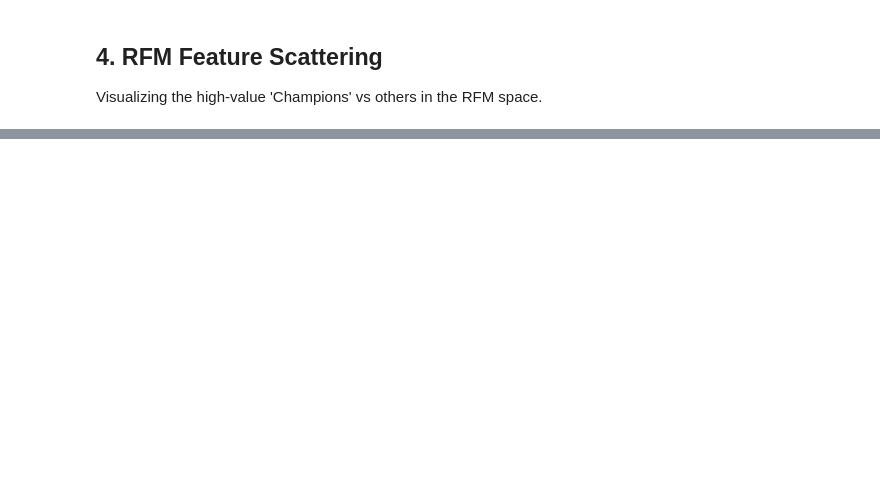
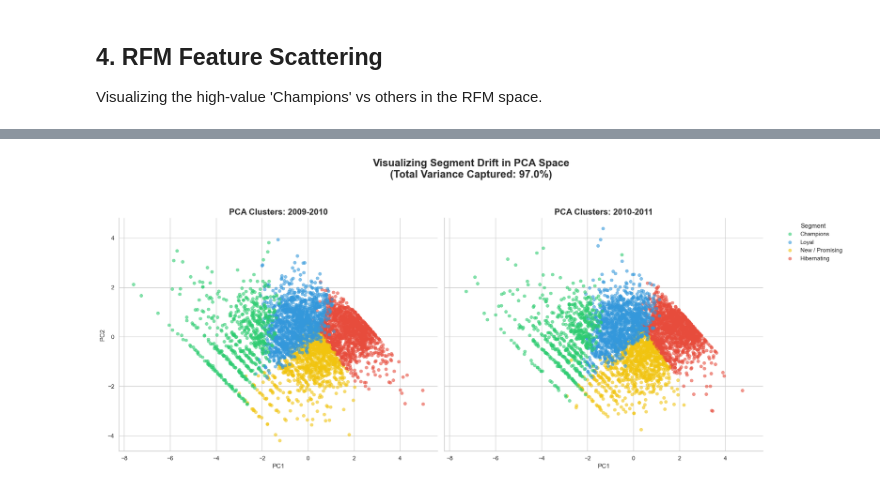
Before and after one commit to CaballeroRAR/ds_projects, a Jupyter notebook: 1_ml-pipeline-migration-bigquery/notebooks/bq_analysis.ipynb, the cells around one changed output, grey strips where cells are left out. Cells and saved outputs as stored; diff of their text form; code cells hidden in the pictures; blank space fills up the shorter version.

```diff
--- a/1_ml-pipeline-migration-bigquery/notebooks/bq_analysis.ipynb
+++ b/1_ml-pipeline-migration-bigquery/notebooks/bq_analysis.ipynb
@@ -74,0 +128,52 @@ plt.show()
+# %%
+from sklearn.decomposition import PCA
+
+# 1. Prepare data and define features
+features = ['log_monetary', 'log_frequency', 'log_recency']
+hue_order = ['Champions', 'Loyal', 'New / Promising', 'Hibernating']
+
+# 2. Fit PCA on 2009-2010 (Training) and transform both
+pca = PCA(n_components=2)
+pca.fit(df_09[features]) # Basis from training
+
+pca_09 = pca.transform(df_09[features])
+pca_10 = pca.transform(df_10[features])
+
+# 3. Create helper dataframes for plotting
+df_pca_09 = pd.DataFrame(pca_09, columns=['PC1', 'PC2'])
+df_pca_09['segment_label'] = df_09['segment_label'].values
+df_pca_09['year'] = '2009-2010'
+
+df_pca_10 = pd.DataFrame(pca_10, columns=['PC1', 'PC2'])
+df_pca_10['segment_label'] = df_10['segment_label'].values
+df_pca_10['year'] = '2010-2011'
+
+all_pca = pd.concat([df_pca_09, df_pca_10])
+
+# 4. Plot Side-by-Side Comparison
+fig, axes = plt.subplots(1, 2, figsize=(20, 8), sharex=True, sharey=True)
+
+for i, year in enumerate(['2009-2010', '2010-2011']):
+    sns.scatterplot(
+        data=all_pca[all_pca['year'] == year],
+        x='PC1', y='PC2',
+        hue='segment_label',
+        hue_order=hue_order,
+        palette=segment_colors,
+        alpha=0.6,
+        edgecolor=None,
+        ax=axes[i]
+    )
+    axes[i].set_title(f'PCA Clusters: {year}', fontsize=16, fontweight='bold')
+    axes[i].get_legend().remove()
+    sns.despine(ax=axes[i])
+
+# Add common legend and title
+plt.legend(title='Segment', bbox_to_anchor=(1.05, 1), loc='upper left', frameon=False)
+plt.suptitle(f'Visualizing Segment Drift in PCA Space\n(Total Variance Captured: {sum(pca.explained_variance_ratio_):.1%})',
+             fontsize=20, fontweight='bold', y=1.05)
+
+plt.tight_layout()
+plt.show()
+# %% [output]
+[figure, added]
```
Also changed, not shown: parts of 4 cells of this notebook.
